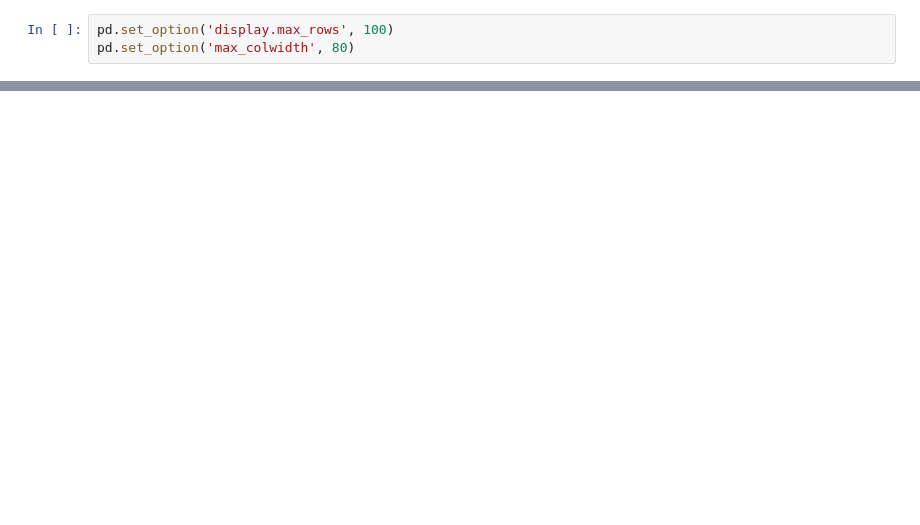
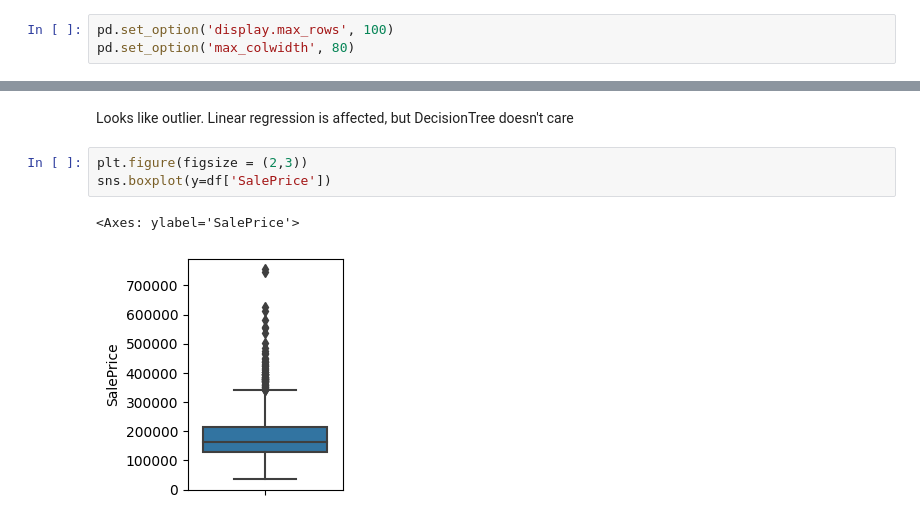
Before and after one commit to Dimildizio/DS_course, a Jupyter notebook: gradient-boosting/notebooks/Housing_prices_kaggle_EDA.ipynb, the cells around one changed output, grey strips where cells are left out. Drawn from its saved outputs; the diff is of its cells as text; blank space fills up the shorter version.

```diff
--- a/gradient-boosting/notebooks/Housing_prices_kaggle_EDA.ipynb
+++ b/gradient-boosting/notebooks/Housing_prices_kaggle_EDA.ipynb
@@ -85,0 +350,8 @@ dtype: int64
+# %% [markdown]
+Looks like outlier. Linear regression is affected, but DecisionTree doesn't care
+# %%
+plt.figure(figsize = (2,3))
+sns.boxplot(y=df['SalePrice'])
+# %% [output]
+<Axes: ylabel='SalePrice'>
+[figure, added]
```
Also changed, not shown: parts of 42 cells of this notebook.
